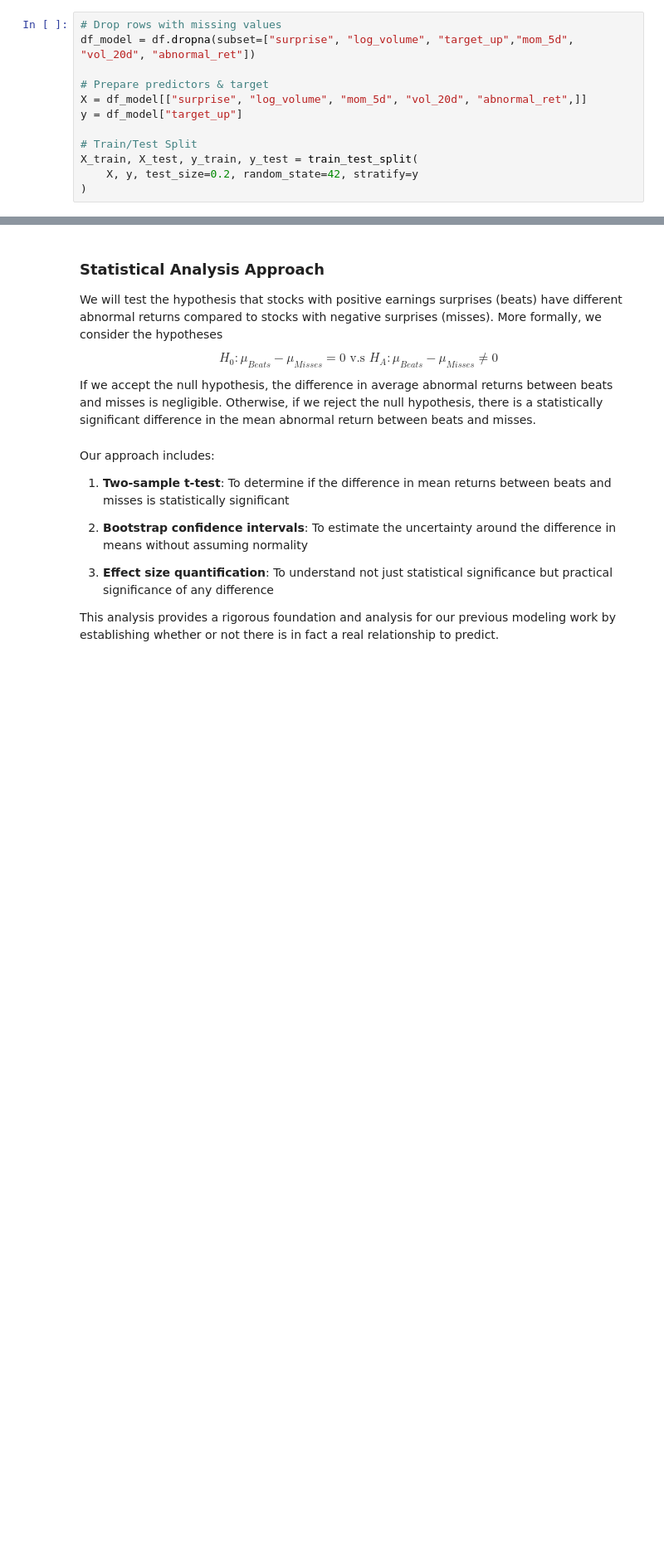
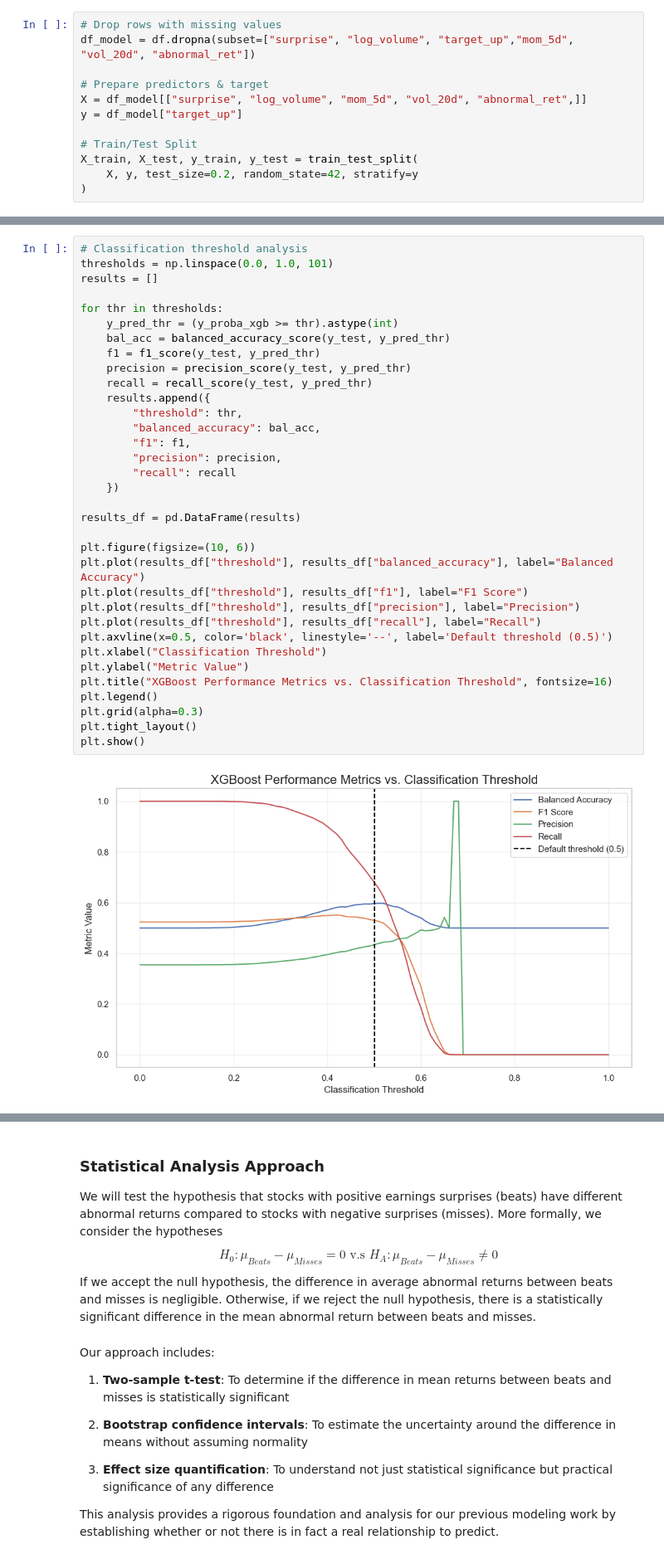
Before and after one commit to edfan1/CIS5450FinalProject, a Jupyter notebook: Notebook.ipynb, the cells around one changed output, grey strips where cells are left out. Shown at 83% size. Drawn from its saved outputs; the diff is of its cells as text; blank space fills up the shorter version.

```diff
--- a/Notebook.ipynb
+++ b/Notebook.ipynb
@@ -1105,0 +1279,36 @@ dtype: float32
+# %%
+# Classification threshold analysis
+thresholds = np.linspace(0.0, 1.0, 101)
+results = []
+
+for thr in thresholds:
+    y_pred_thr = (y_proba_xgb >= thr).astype(int)
+    bal_acc = balanced_accuracy_score(y_test, y_pred_thr)
+    f1 = f1_score(y_test, y_pred_thr)
+    precision = precision_score(y_test, y_pred_thr)
+    recall = recall_score(y_test, y_pred_thr)
+    results.append({
+        "threshold": thr,
+        "balanced_accuracy": bal_acc,
+        "f1": f1,
+        "precision": precision,
+        "recall": recall
+    })
+
+results_df = pd.DataFrame(results)
+
+plt.figure(figsize=(10, 6))
+plt.plot(results_df["threshold"], results_df["balanced_accuracy"], label="Balanced Accuracy")
+plt.plot(results_df["threshold"], results_df["f1"], label="F1 Score")
+plt.plot(results_df["threshold"], results_df["precision"], label="Precision")
+plt.plot(results_df["threshold"], results_df["recall"], label="Recall")
+plt.axvline(x=0.5, color='black', linestyle='--', label='Default threshold (0.5)')
+plt.xlabel("Classification Threshold")
+plt.ylabel("Metric Value")
+plt.title("XGBoost Performance Metrics vs. Classification Threshold", fontsize=16)
+plt.legend()
+plt.grid(alpha=0.3)
+plt.tight_layout()
+plt.show()
+# %% [output]
+[figure, added]
```
Also changed, not shown: parts of 51 cells of this notebook.
